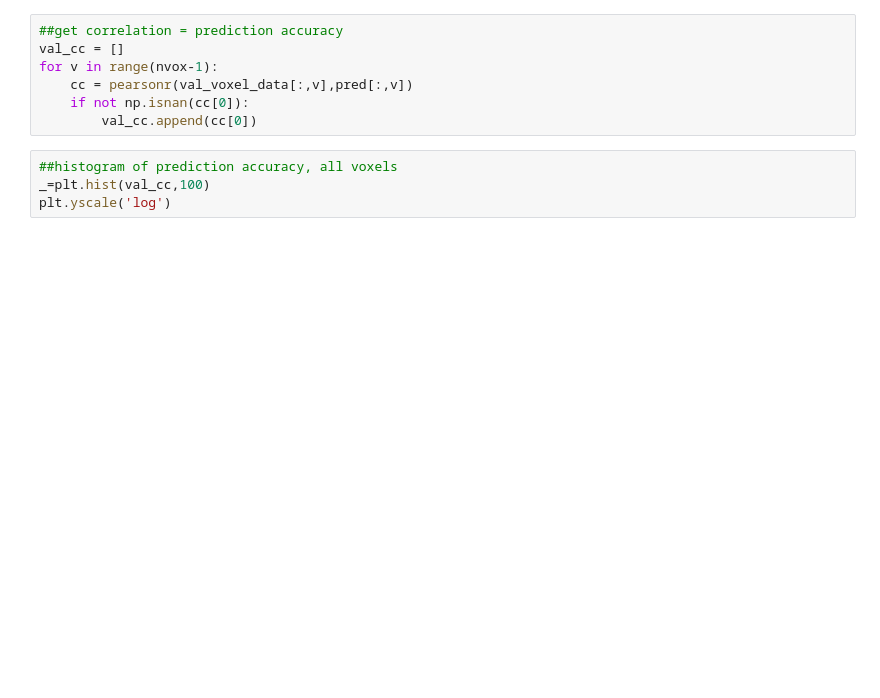
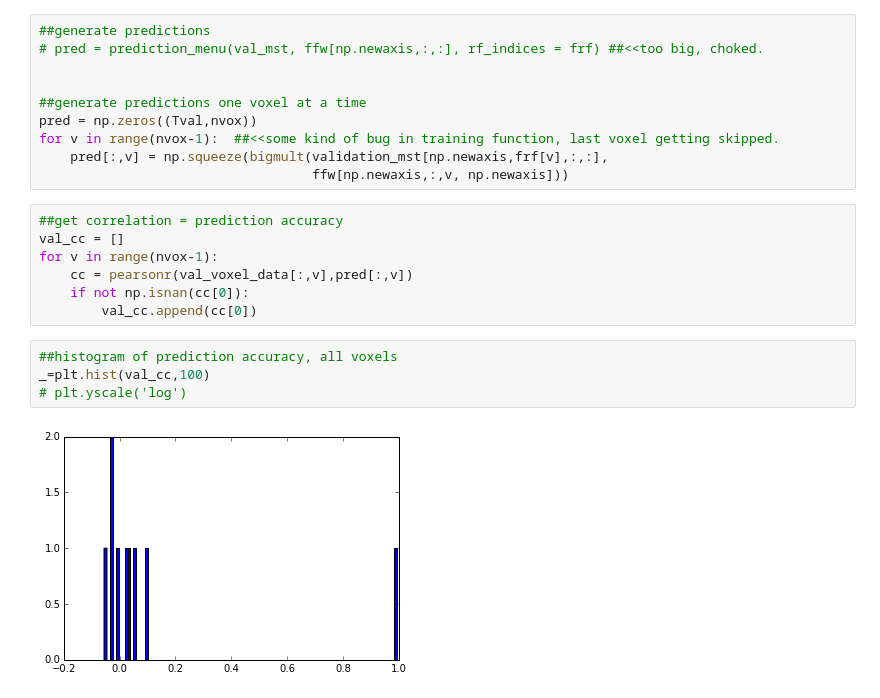
Before and after one commit to ChangdeDu/hrf_fitting, a Jupyter notebook: scripts/feature_weighted_crcns_vers_1p0.ipynb, the cells around one changed output. Saved outputs shown, nothing was run; the diff lists cells and outputs as text; blank space fills up the shorter version.

```diff
--- a/scripts/feature_weighted_crcns_vers_1p0.ipynb
+++ b/scripts/feature_weighted_crcns_vers_1p0.ipynb
@@ -214,3 +315,13 @@ pred.shape
+# %%
+##generate predictions
+# pred = prediction_menu(val_mst, ffw[np.newaxis,:,:], rf_indices = frf) ##<<too big, choked.
+
+
+##generate predictions one voxel at a time
+pred = np.zeros((Tval,nvox))
+for v in range(nvox-1):  ##<<some kind of bug in training function, last voxel getting skipped.
+    pred[:,v] = np.squeeze(bigmult(validation_mst[np.newaxis,frf[v],:,:],
+                                   ffw[np.newaxis,:,v, np.newaxis]))
 # %%
 ##get correlation = prediction accuracy
 val_cc = []
@@ -221,4 +332,6 @@ for v in range(nvox-1):
 # %%
 ##histogram of prediction accuracy, all voxels
 _=plt.hist(val_cc,100)
-plt.yscale('log')
+# plt.yscale('log')
+# %% [output]
+[figure, added]
```
Also changed, not shown: parts of 28 cells of this notebook, 3 other files.
